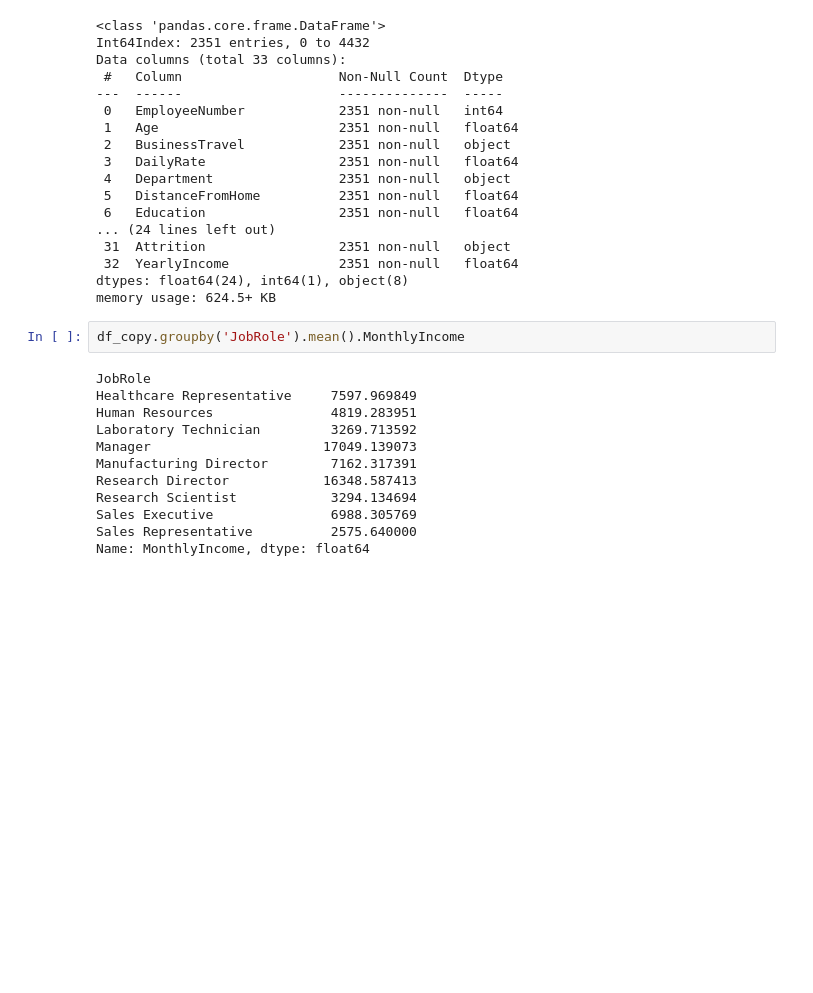
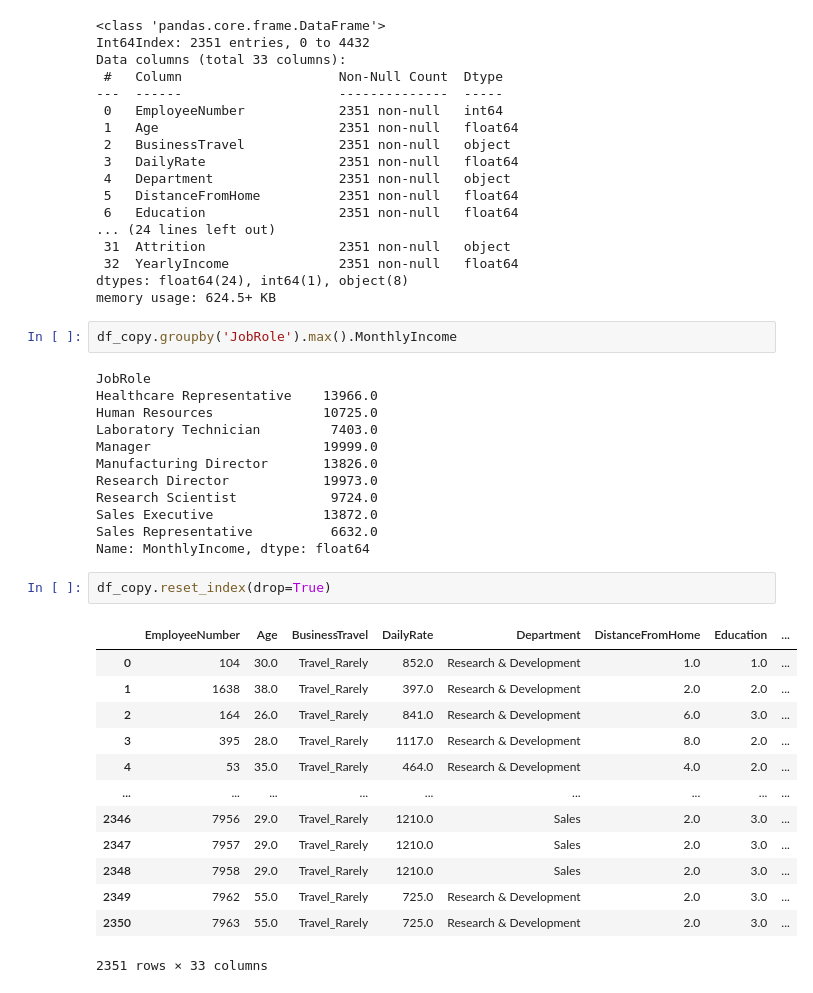
Before and after one commit to ewagaka/Job_Retention, a Jupyter notebook: job.ipynb, the cells around one changed output. Saved outputs shown, nothing was run; the diff lists cells and outputs as text; blank space fills up the shorter version.

```diff
--- a/job.ipynb
+++ b/job.ipynb
@@ -255,16 +255,32 @@ Data columns (total 33 columns):
 dtypes: float64(24), int64(1), object(8)
 memory usage: 624.5+ KB
 # %%
-df_copy.groupby('JobRole').mean().MonthlyIncome
+df_copy.groupby('JobRole').max().MonthlyIncome
 # %% [output]
 JobRole
-Healthcare Representative     7597.969849
-Human Resources               4819.283951
-Laboratory Technician         3269.713592
-Manager                      17049.139073
-Manufacturing Director        7162.317391
-Research Director            16348.587413
-Research Scientist            3294.134694
-Sales Executive               6988.305769
-Sales Representative          2575.640000
+Healthcare Representative    13966.0
+Human Resources              10725.0
+Laboratory Technician         7403.0
+Manager                      19999.0
+Manufacturing Director       13826.0
+Research Director            19973.0
+Research Scientist            9724.0
+Sales Executive              13872.0
+Sales Representative          6632.0
 Name: MonthlyIncome, dtype: float64
+# %%
+df_copy.reset_index(drop=True)
+# %% [output]
+|  | EmployeeNumber | Age | BusinessTravel | DailyRate | Department | DistanceFromHome | Education | ... |
+| 0 | 104 | 30.0 | Travel_Rarely | 852.0 | Research & Development | 1.0 | 1.0 | ... |
+| 1 | 1638 | 38.0 | Travel_Rarely | 397.0 | Research & Development | 2.0 | 2.0 | ... |
+| 2 | 164 | 26.0 | Travel_Rarely | 841.0 | Research & Development | 6.0 | 3.0 | ... |
+| 3 | 395 | 28.0 | Travel_Rarely | 1117.0 | Research & Development | 8.0 | 2.0 | ... |
+| 4 | 53 | 35.0 | Travel_Rarely | 464.0 | Research & Development | 4.0 | 2.0 | ... |
+| ... | ... | ... | ... | ... | ... | ... | ... | ... |
+| 2346 | 7956 | 29.0 | Travel_Rarely | 1210.0 | Sales | 2.0 | 3.0 | ... |
+| 2347 | 7957 | 29.0 | Travel_Rarely | 1210.0 | Sales | 2.0 | 3.0 | ... |
+| 2348 | 7958 | 29.0 | Travel_Rarely | 1210.0 | Sales | 2.0 | 3.0 | ... |
+| 2349 | 7962 | 55.0 | Travel_Rarely | 725.0 | Research & Development | 2.0 | 3.0 | ... |
+| 2350 | 7963 | 55.0 | Travel_Rarely | 725.0 | Research & Development | 2.0 | 3.0 | ... |
+2351 rows × 33 columns
```
Also changed, not shown: parts of 2 cells of this notebook.
